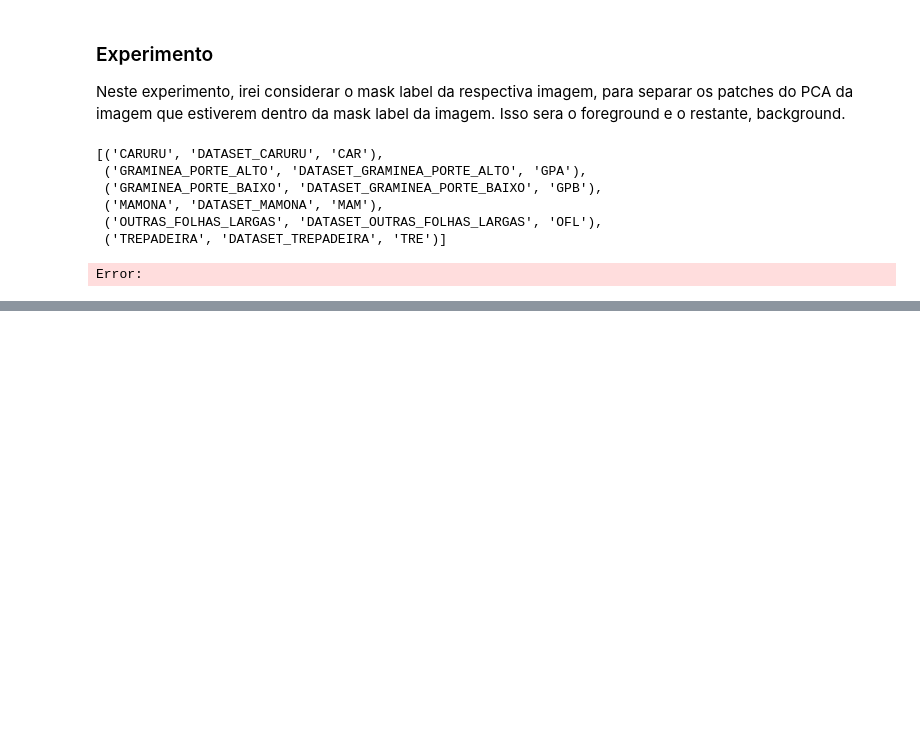
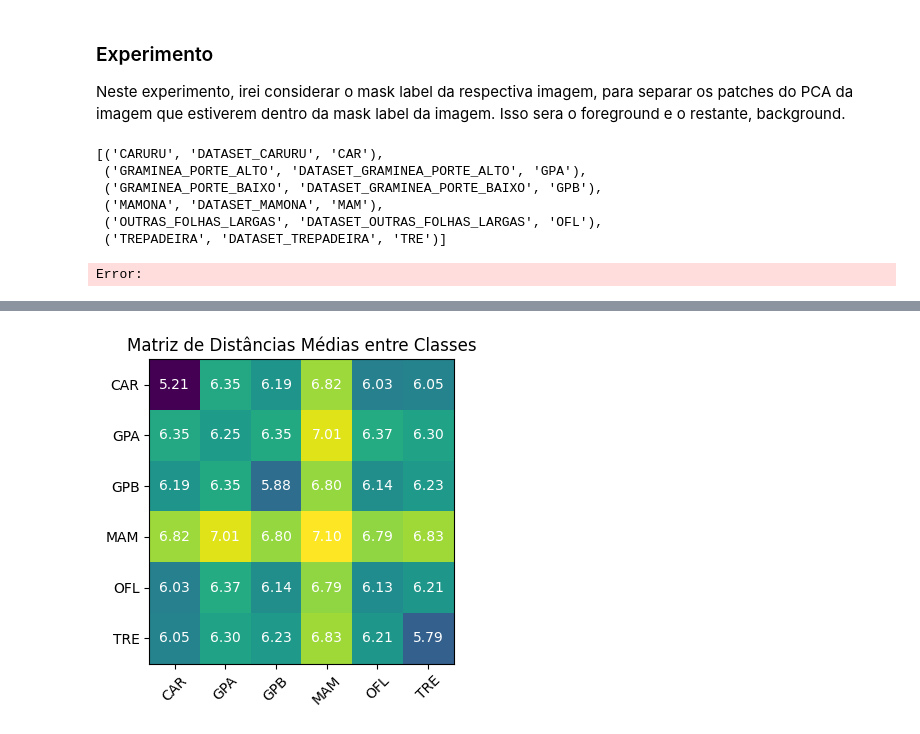
Before and after one commit to wkanashiro/doutorado, a Jupyter notebook: dino-soja/pca_soja.ipynb, the cells around one changed output, grey strips where cells are left out. Cells and saved outputs as stored; diff of their text form; code cells hidden in the pictures; blank space fills up the shorter version.

Commit message:
Experimento 2. Calculo das distancias entre todas as classes

```diff
--- a/dino-soja/pca_soja.ipynb
+++ b/dino-soja/pca_soja.ipynb
@@ -745,0 +585,29 @@ Desvio padrão TRE_TRE: 0.7135447263717651, TRE_not_TRE: 1.0036296844482422
+# %%
+
+# all_x_foreground é o que está na coluna 1 de cada linha de foreground_tensors_per_class
+# all_x_background é o que está na coluna 1 de todas as linhas, com exceção da referida linha de foreground_tensors_per_class
+
+# Matriz de distâncias entre todas as classes
+mean_dists = np.zeros((len(foreground_tensors_per_class), len(foreground_tensors_per_class)))
+stds = np.zeros((len(foreground_tensors_per_class), len(foreground_tensors_per_class)))
+
+for i in range(len(foreground_tensors_per_class)):
+    print(f"Classe {foreground_tensors_per_class[i][0]}: {foreground_tensors_per_class[i][1].shape[0]:,} patches de foreground\n")
+
+    nickname_fg = foreground_tensors_per_class[i][0]
+
+    all_x_foreground = foreground_tensors_per_class[i][1]
+
+    for j in range(len(foreground_tensors_per_class)):
+        if i == j: # Desconsidera a própria classe
+            continue
+
+        all_x_background = foreground_tensors_per_class[j][1]
+        nickname_bg = foreground_tensors_per_class[j][0]
+
+        mean_dists[i][i], mean_dists[i][j], stds[i][i], stds[i][j] = calcular_distancias_otimizado2(all_x_foreground.to(device), all_x_background.to(device), batch_size=4096)
+
+        print(f"Distância média {nickname_fg}_{nickname_fg}: {mean_dists[i][i]}, {nickname_fg}_{nickname_bg}: {mean_dists[i][j]}")
+        print(f"Desvio padrão {nickname_fg}_{nickname_fg}: {stds[i][i]}, {nickname_fg}_{nickname_bg}: {stds[i][j]}")
+
+        print("\n--------------------------------------------------\n")
@@ -745,0 +669,17 @@ Desvio padrão TRE_TRE: 0.7135447263717651, TRE_not_TRE: 1.0036296844482422
+# %%
+# Plotar a matriz de distâncias médias entre classes
+plt.figure(figsize=(6, 4))
+plt.imshow(mean_dists, cmap='viridis')
+
+# Adiciona o valor de cada célula na matriz
+for i in range(mean_dists.shape[0]):
+    for j in range(mean_dists.shape[1]):
+        plt.text(j, i, f"{mean_dists[i, j]:.2f}", ha='center', va='center', color='white')
+
+plt.xticks(ticks=np.arange(len(foreground_tensors_per_class)), labels=[t[0] for t in foreground_tensors_per_class], rotation=45)
+plt.yticks(ticks=np.arange(len(foreground_tensors_per_class)), labels=[t[0] for t in foreground_tensors_per_class])
+plt.title('Matriz de Distâncias Médias entre Classes')
+plt.tight_layout()
+plt.show()
+# %% [output]
+[figure, added]
```
Also changed, not shown: parts of 19 cells of this notebook.
